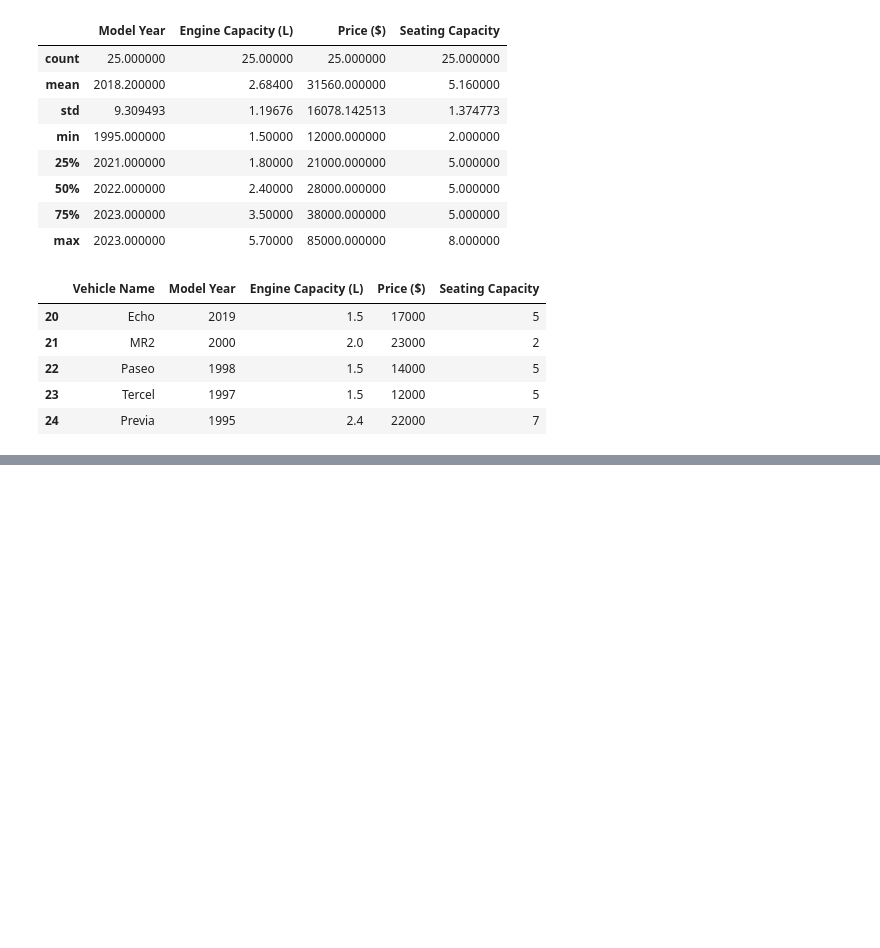
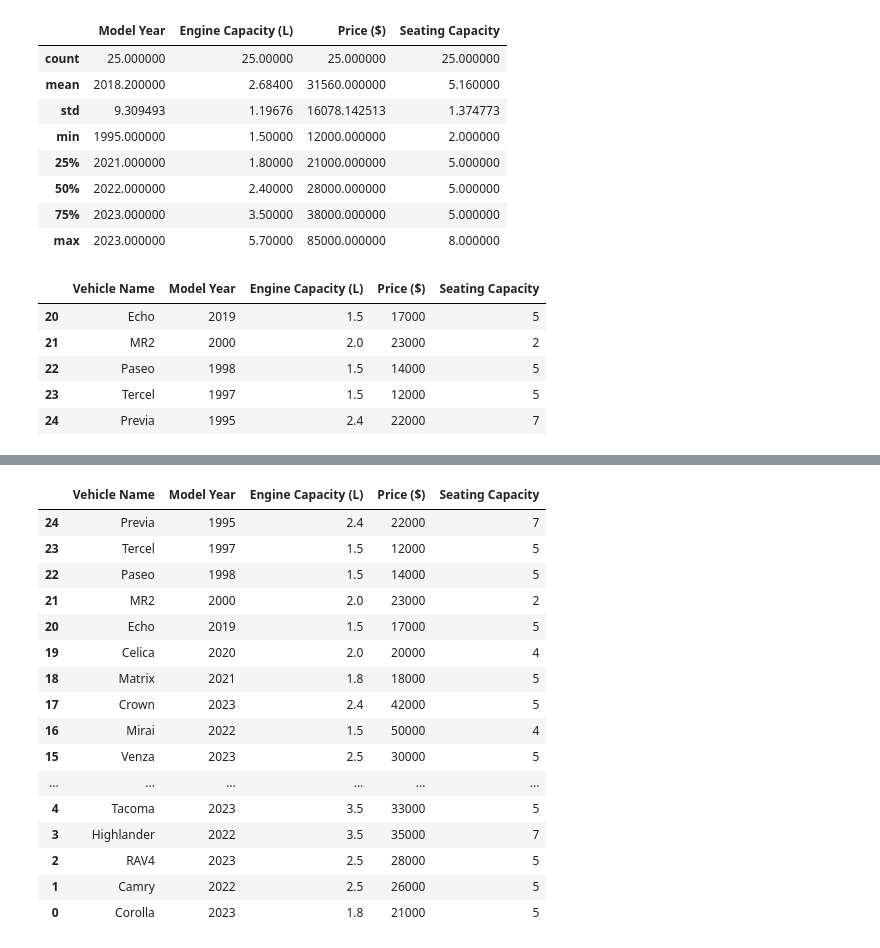
Before and after one commit to M-Hamza-Rao/Pandas-Practice, a Jupyter notebook: Pandas_Practice.ipynb, the cells around one changed output, grey strips where cells are left out. Cells and saved outputs as stored; diff of their text form; code cells hidden in the pictures; blank space fills up the shorter version.

```diff
--- a/Pandas_Practice.ipynb
+++ b/Pandas_Practice.ipynb
@@ -330,0 +360,20 @@ toyota.tail()
+# %%
+toyota.sort_index(axis=0,ascending=False) #axis=1 for colums
+# %% [output]
+|  | Vehicle Name | Model Year | Engine Capacity (L) | Price ($) | Seating Capacity |
+| 24 | Previa | 1995 | 2.4 | 22000 | 7 |
+| 23 | Tercel | 1997 | 1.5 | 12000 | 5 |
+| 22 | Paseo | 1998 | 1.5 | 14000 | 5 |
+| 21 | MR2 | 2000 | 2.0 | 23000 | 2 |
+| 20 | Echo | 2019 | 1.5 | 17000 | 5 |
+| 19 | Celica | 2020 | 2.0 | 20000 | 4 |
+| 18 | Matrix | 2021 | 1.8 | 18000 | 5 |
+| 17 | Crown | 2023 | 2.4 | 42000 | 5 |
+| 16 | Mirai | 2022 | 1.5 | 50000 | 4 |
+| 15 | Venza | 2023 | 2.5 | 30000 | 5 |
+| ... | ... | ... | ... | ... | ... |
+| 4 | Tacoma | 2023 | 3.5 | 33000 | 5 |
+| 3 | Highlander | 2022 | 3.5 | 35000 | 7 |
+| 2 | RAV4 | 2023 | 2.5 | 28000 | 5 |
+| 1 | Camry | 2022 | 2.5 | 26000 | 5 |
+| 0 | Corolla | 2023 | 1.8 | 21000 | 5 |
```
Also changed, not shown: parts of 7 cells of this notebook.
